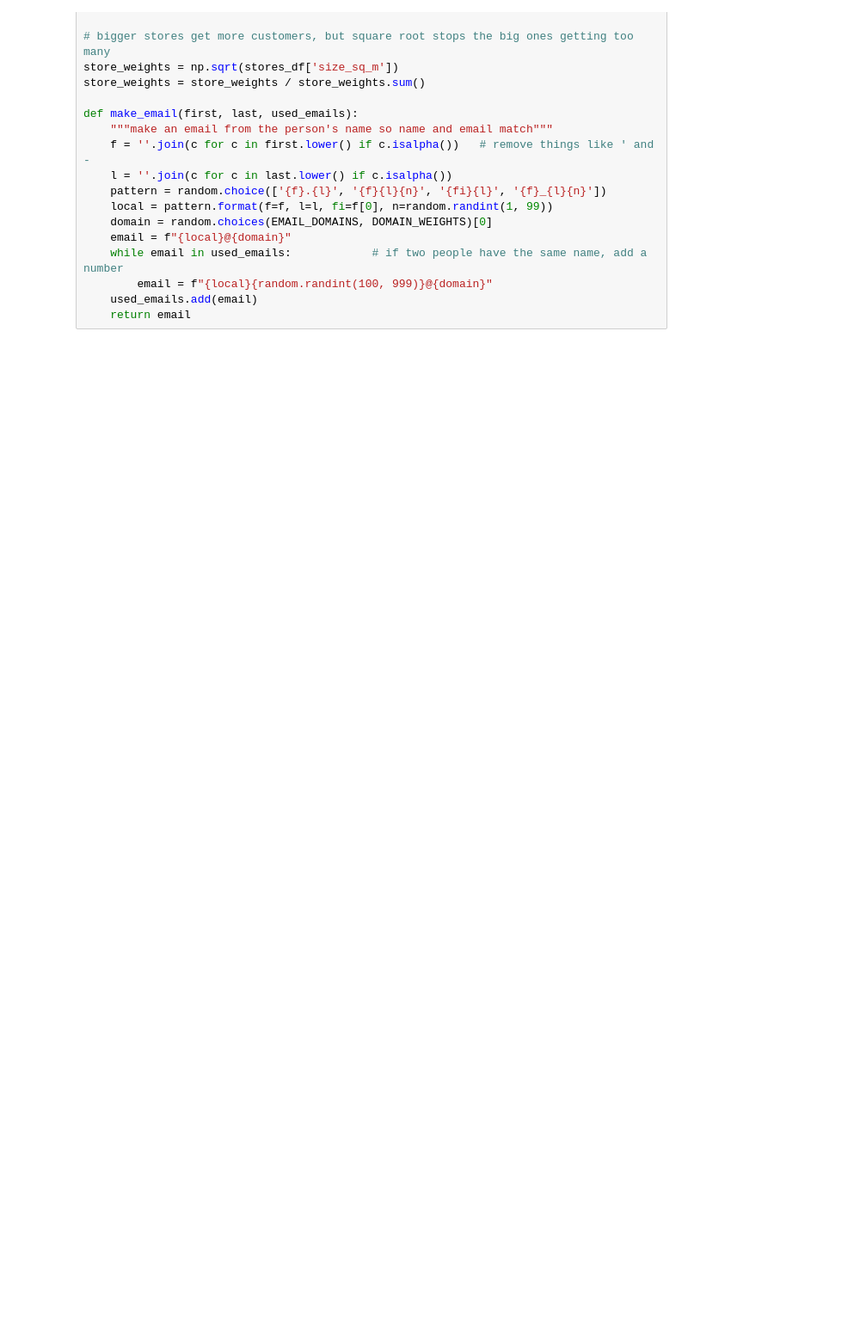
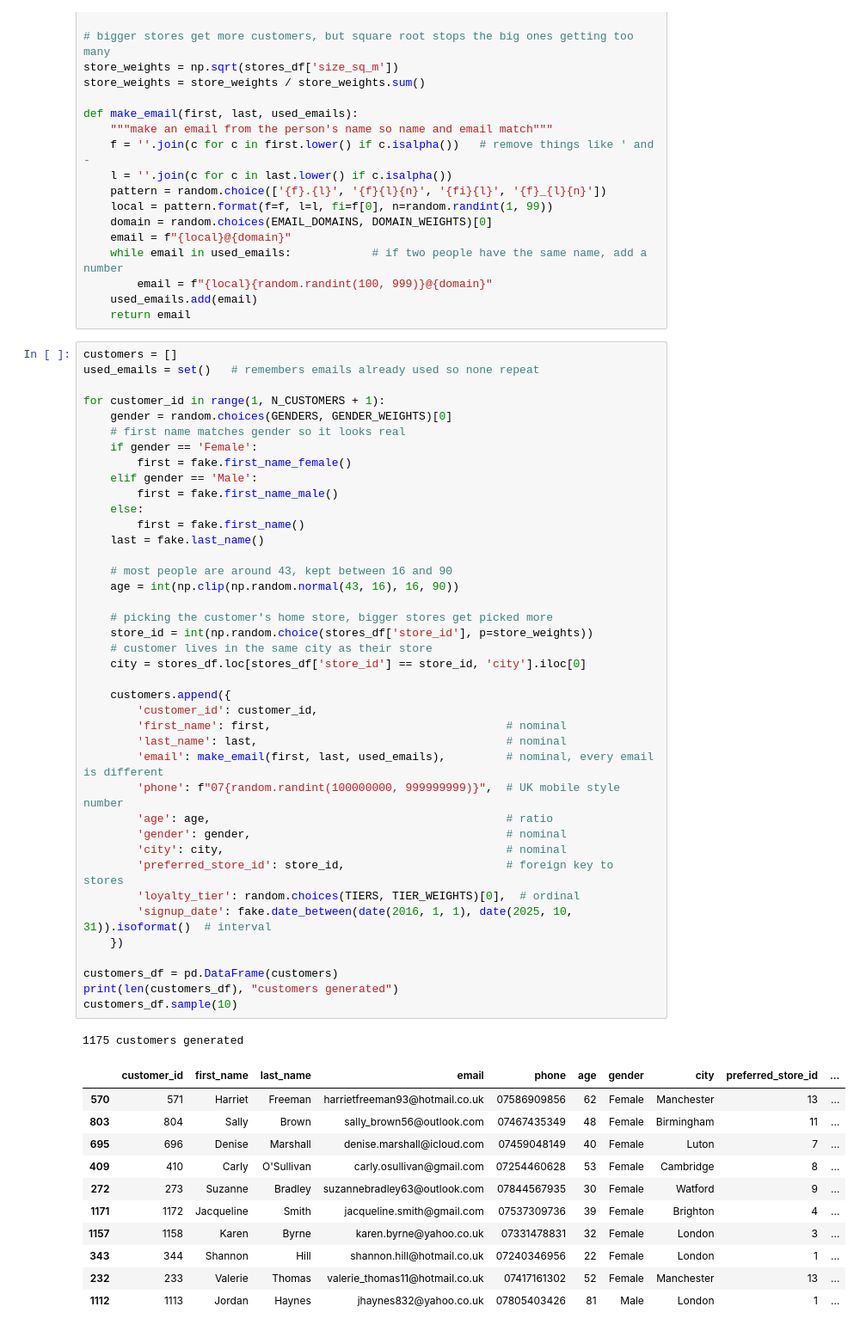
Before and after one commit to zarduya/SQL-DB-PROJECT, a Jupyter notebook: sql_database.ipynb, the cells around one changed output. Shown at 86% size. Saved outputs shown, nothing was run; the diff lists cells and outputs as text; blank space fills up the shorter version.

Commit message:
added customer table

```diff
--- a/sql_database.ipynb
+++ b/sql_database.ipynb
@@ -259,3 +263,56 @@ def make_email(first, last, used_emails):
         email = f"{local}{random.randint(100, 999)}@{domain}"
     used_emails.add(email)
     return email
+# %%
+customers = []
+used_emails = set()   # remembers emails already used so none repeat
+
+for customer_id in range(1, N_CUSTOMERS + 1):
+    gender = random.choices(GENDERS, GENDER_WEIGHTS)[0]
+    # first name matches gender so it looks real
+    if gender == 'Female':
+        first = fake.first_name_female()
+    elif gender == 'Male':
+        first = fake.first_name_male()
+    else:
+        first = fake.first_name()
+    last = fake.last_name()
+
+    # most people are around 43, kept between 16 and 90
+    age = int(np.clip(np.random.normal(43, 16), 16, 90))
+
+    # picking the customer's home store, bigger stores get picked more
+    store_id = int(np.random.choice(stores_df['store_id'], p=store_weights))
+    # customer lives in the same city as their store
+    city = stores_df.loc[stores_df['store_id'] == store_id, 'city'].iloc[0]
+
+    customers.append({
+        'customer_id': customer_id,
+        'first_name': first,                                   # nominal
+        'last_name': last,                                     # nominal
+        'email': make_email(first, last, used_emails),         # nominal, every email is different
+        'phone': f"07{random.randint(100000000, 999999999)}",  # UK mobile style number
+        'age': age,                                            # ratio
+        'gender': gender,                                      # nominal
+        'city': city,                                          # nominal
+        'preferred_store_id': store_id,                        # foreign key to stores
+        'loyalty_tier': random.choices(TIERS, TIER_WEIGHTS)[0],  # ordinal
+        'signup_date': fake.date_between(date(2016, 1, 1), date(2025, 10, 31)).isoformat()  # interval
+    })
+
+customers_df = pd.DataFrame(customers)
+print(len(customers_df), "customers generated")
+customers_df.sample(10)
+# %% [output]
+1175 customers generated
+|  | customer_id | first_name | last_name | email | phone | age | gender | city | preferred_store_id | ... |
+| 570 | 571 | Harriet | Freeman | harrietfreeman93@hotmail.co.uk | 07586909856 | 62 | Female | Manchester | 13 | ... |
+| 803 | 804 | Sally | Brown | sally_brown56@outlook.com | 07467435349 | 48 | Female | Birmingham | 11 | ... |
+| 695 | 696 | Denise | Marshall | denise.marshall@icloud.com | 07459048149 | 40 | Female | Luton | 7 | ... |
+| 409 | 410 | Carly | O'Sullivan | carly.osullivan@gmail.com | 07254460628 | 53 | Female | Cambridge | 8 | ... |
+| 272 | 273 | Suzanne | Bradley | suzannebradley63@outlook.com | 07844567935 | 30 | Female | Watford | 9 | ... |
+| 1171 | 1172 | Jacqueline | Smith | jacqueline.smith@gmail.com | 07537309736 | 39 | Female | Brighton | 4 | ... |
+| 1157 | 1158 | Karen | Byrne | karen.byrne@yahoo.co.uk | 07331478831 | 32 | Female | London | 3 | ... |
+| 343 | 344 | Shannon | Hill | shannon.hill@hotmail.co.uk | 07240346956 | 22 | Female | London | 1 | ... |
+| 232 | 233 | Valerie | Thomas | valerie_thomas11@hotmail.co.uk | 07417161302 | 52 | Female | Manchester | 13 | ... |
+| 1112 | 1113 | Jordan | Haynes | jhaynes832@yahoo.co.uk | 07805403426 | 81 | Male | London | 1 | ... |
```
Also changed, not shown: parts of 1 cell of this notebook.
